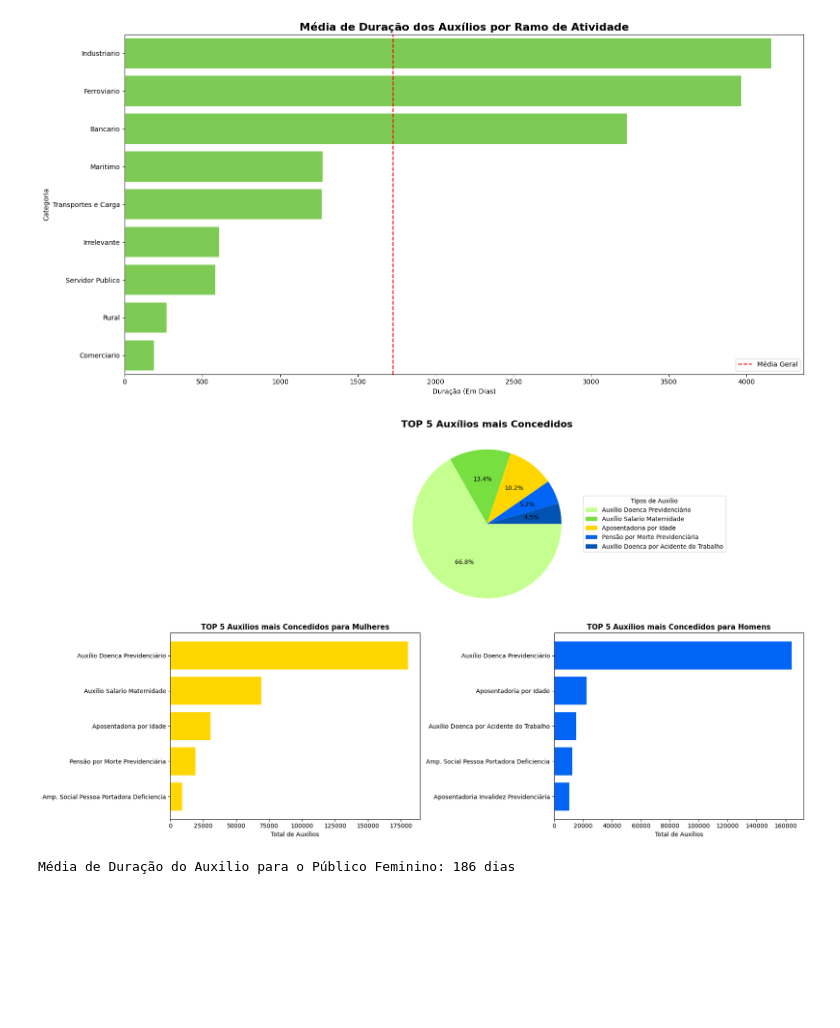
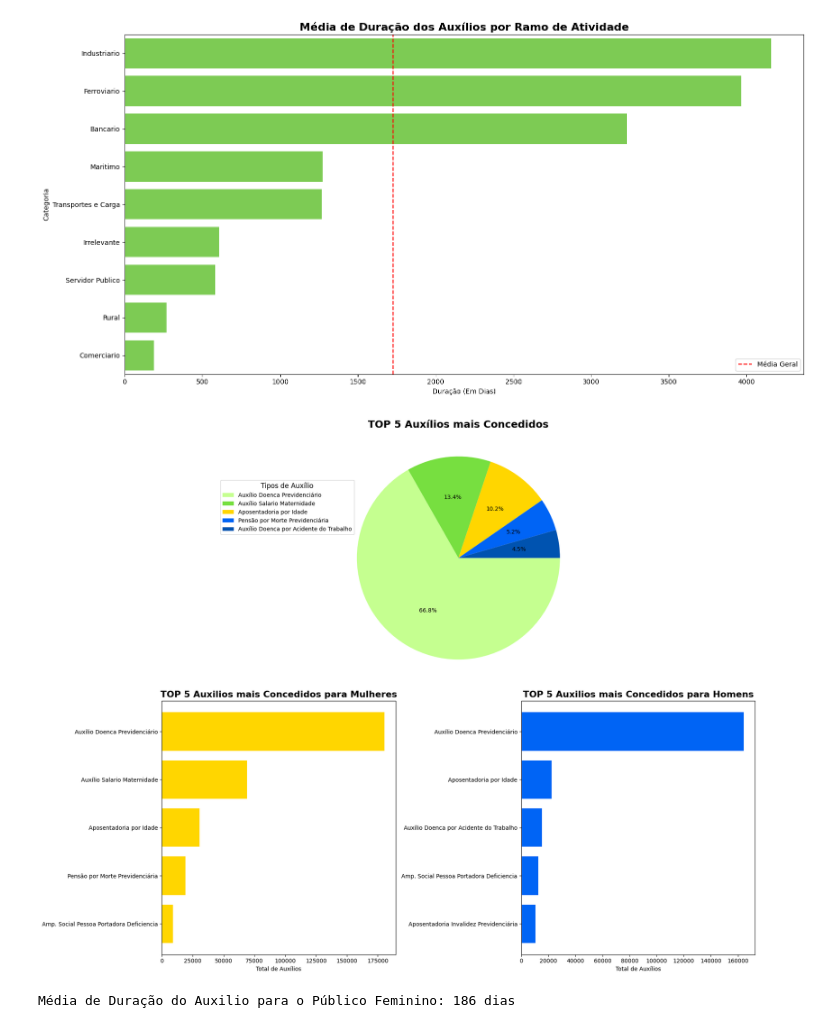
Before and after one commit to Estressei/ProjetoTrilhaDados, a Jupyter notebook: apresentacao.ipynb, the cells around one changed output. Saved outputs shown, nothing was run; the diff lists cells and outputs as text; code cells hidden in the pictures; blank space fills up the shorter version.

```diff
--- a/apresentacao.ipynb
+++ b/apresentacao.ipynb
@@ -250,39 +250,39 @@ top5_mulheres['Categoria'] = 'Feminino'
 
 #Cria df com top5 auxilios mais concedidos para homens
 top5_homens = (auxilios[auxilios['Sexo'] == 'Masculino']['Tipos de auxilio']
                .value_counts()
                .head(5)
                .reset_index())
 top5_homens.columns = ['Tipo', 'Total de Auxílios']
 top5_homens['Categoria'] = 'Masculino'
 
 #Exibe o Top 5 auxilios mais concedidos
-fig = plt.figure(figsize=(18, 10))
+fig = plt.figure(figsize=(18, 14))
 
 ax1 = plt.subplot2grid((2, 2), (0, 0), colspan=2)
 ax1.pie(top5_geral['Total de Auxílios'],
     autopct='%1.1f%%',
     colors=['#C5FF90','#77DF40','#FFD600','#0064F5','#0053b0'])
-ax1.set_title('TOP 5 Auxílios mais Concedidos', fontsize=16,fontweight='bold')
-ax1.legend(title='Tipos de Auxílio', labels=top5_geral['Tipo'], loc='center left', bbox_to_anchor=(1, 0, 0.5, 1))
+ax1.set_title('TOP 5 Auxílios mais Concedidos', fontsize=18,fontweight='bold')
+ax1.legend(title='Tipos de Auxílio', title_fontsize=12, labels=top5_geral['Tipo'], loc='center right', bbox_to_anchor=(0.1, 0.7, 0, 0))
 ax1.invert_yaxis()
 
 ax2 = plt.subplot2grid((2, 2), (1, 0))
 ax2.barh(top5_mulheres['Tipo'], top5_mulheres['Total de Auxílios'], color='#FFD600')
-ax2.set_title('TOP 5 Auxilios mais Concedidos para Mulheres', fontweight='bold')
+ax2.set_title('TOP 5 Auxilios mais Concedidos para Mulheres', fontweight='bold', fontsize=16)
 ax2.set_xlabel('Total de Auxílios')
 ax2.invert_yaxis()
 
 ax3 = plt.subplot2grid((2, 2), (1, 1))
 ax3.barh(top5_homens['Tipo'], top5_homens['Total de Auxílios'], color='#0064F5')
-ax3.set_title('TOP 5 Auxilios mais Concedidos para Homens', fontweight='bold')
+ax3.set_title('TOP 5 Auxilios mais Concedidos para Homens', fontweight='bold', fontsize=16)
 ax3.set_xlabel('Total de Auxílios')
 ax3.invert_yaxis()
 
 plt.tight_layout()
 plt.show()
 # %% [output]
-[figure, old version]
+[figure, new version]
 # %%
 #Calcula a média de duração dos auxilios
 media_duracao_auxilios = auxilios['Duração'].mean()
```
Also changed, not shown: parts of 2 cells of this notebook.
